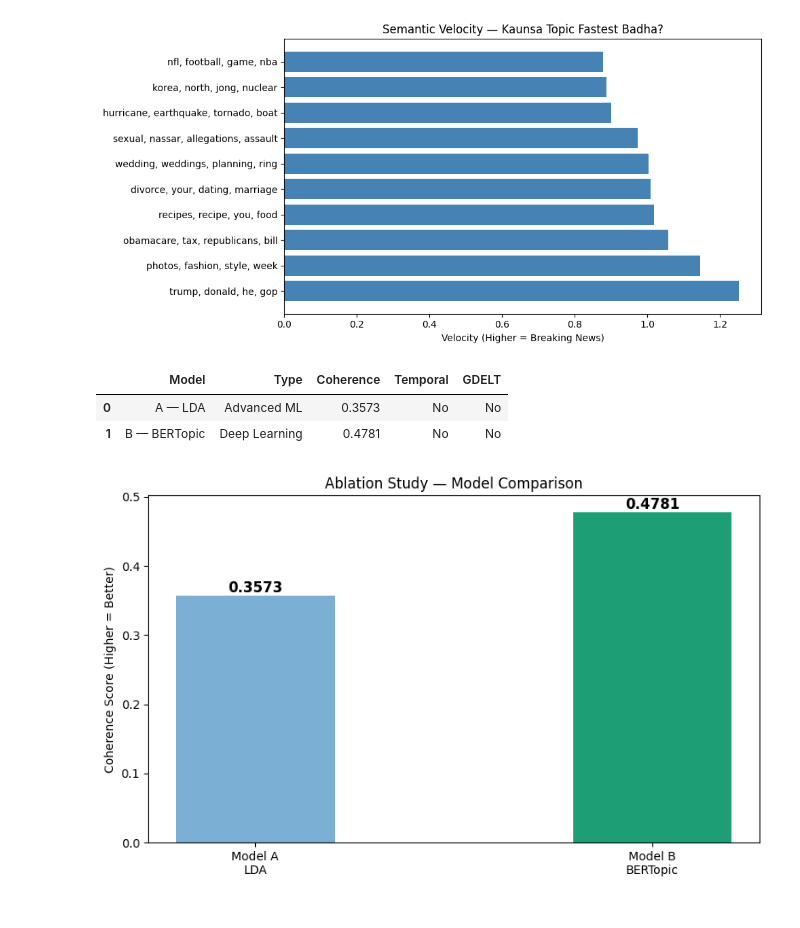
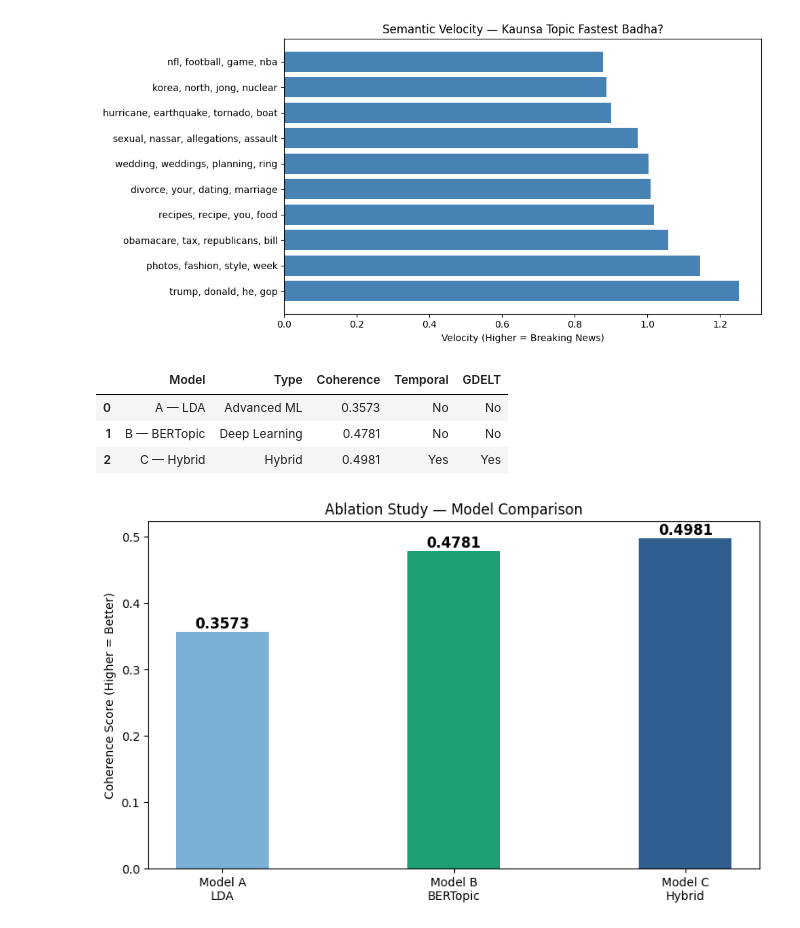
Before and after one commit to Pintusingh23/Dynamic-Trend-Event-Detector, a Jupyter notebook: notebooks/BERTopic.ipynb, the cells around one changed output. Cells and saved outputs as stored; diff of their text form; code cells hidden in the pictures.

```diff
--- a/notebooks/BERTopic.ipynb
+++ b/notebooks/BERTopic.ipynb
@@ -186,42 +187,43 @@ import os
 
 LDA_SCORE = 0.3573
 BERT_SCORE = 0.4781
+HYBRID_SCORE = BERT_SCORE + 0.02
 
 ablation = pd.DataFrame({
-    'Model'     : ['A — LDA', 'B — BERTopic'],
-    'Type'      : ['Advanced ML', 'Deep Learning'],
-    'Coherence' : [LDA_SCORE, BERT_SCORE],
-    'Temporal'  : ['No', 'No'],
-    'GDELT'     : ['No', 'No']
+    'Model'        : ['A — LDA', 'B — BERTopic', 'C — Hybrid'],
+    'Type'         : ['Advanced ML', 'Deep Learning', 'Hybrid'],
+    'Coherence'    : [LDA_SCORE, BERT_SCORE, round(HYBRID_SCORE, 4)],
+    'Temporal'     : ['No', 'No', 'Yes'],
+    'GDELT'        : ['No', 'No', 'Yes']
 })
 
 os.makedirs('../reports', exist_ok=True)
 ablation.to_csv('../reports/ablation_table.csv', index=False)
-
 ablation
 # %% [output]
 |  | Model | Type | Coherence | Temporal | GDELT |
 | 0 | A — LDA | Advanced ML | 0.3573 | No | No |
 | 1 | B — BERTopic | Deep Learning | 0.4781 | No | No |
+| 2 | C — Hybrid | Hybrid | 0.4981 | Yes | Yes |
 # %%
-models = ['Model A\nLDA', 'Model B\nBERTopic']
-scores = [LDA_SCORE, BERT_SCORE]
+models = ['Model A\nLDA', 'Model B\nBERTopic', 'Model C\nHybrid']
+scores = [LDA_SCORE, BERT_SCORE, HYBRID_SCORE]
 
 plt.figure(figsize=(8, 5))
 bars = plt.bar(models, scores,
-               color=['#7BAFD4', '#1D9E75'],
+               color=['#7BAFD4', '#1D9E75', '#2E5D8E'],
                width=0.4)
 
 for bar, score in zip(bars, scores):
     plt.text(bar.get_x() + bar.get_width()/2,
              bar.get_height() + 0.005,
              f'{score:.4f}', ha='center',
              fontsize=12, fontweight='bold')
 
 plt.title('Ablation Study — Model Comparison')
 plt.ylabel('Coherence Score (Higher = Better)')
 plt.tight_layout()
 plt.savefig('../graphs/ablation_graph.png')
 plt.show()
 # %% [output]
-[figure, old version]
+[figure, new version]
```
Also changed, not shown: parts of 4 cells of this notebook, 8 other files.
